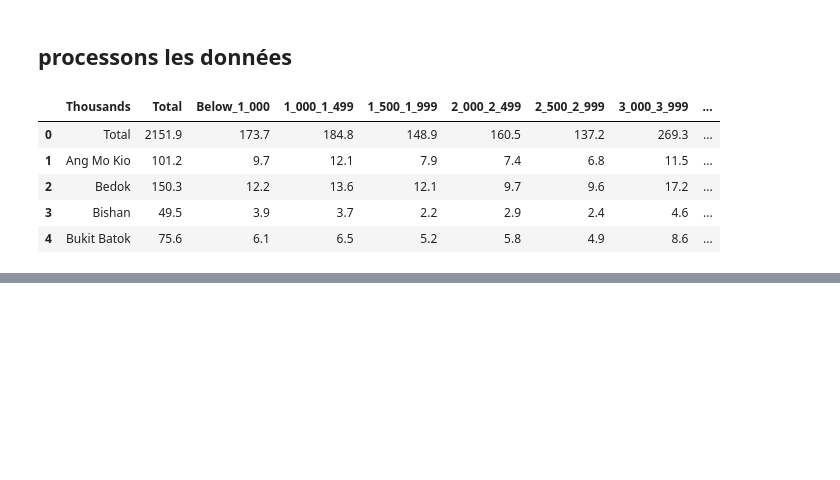
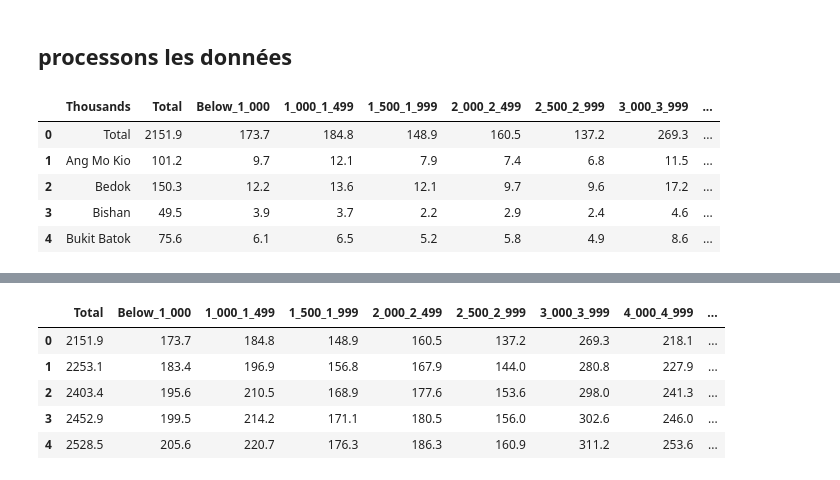
Before and after one commit to Hisqkq/Open-Data-City, a Jupyter notebook: immo.ipynb, the cells around one changed output, grey strips where cells are left out. Drawn from its saved outputs; the diff is of its cells as text; code cells hidden in the pictures; blank space fills up the shorter version.

```diff
--- a/immo.ipynb
+++ b/immo.ipynb
@@ -179,0 +211,12 @@ df_income.head()
+# %%
+# Calculer les sommes cumulatives pour chaque colonne (sauf la colonne "Thousands")
+cumulative_df = df_income.iloc[:, 1:].cumsum()
+
+cumulative_df.head()
+# %% [output]
+|  | Total | Below_1_000 | 1_000_1_499 | 1_500_1_999 | 2_000_2_499 | 2_500_2_999 | 3_000_3_999 | 4_000_4_999 | ... |
+| 0 | 2151.9 | 173.7 | 184.8 | 148.9 | 160.5 | 137.2 | 269.3 | 218.1 | ... |
+| 1 | 2253.1 | 183.4 | 196.9 | 156.8 | 167.9 | 144.0 | 280.8 | 227.9 | ... |
+| 2 | 2403.4 | 195.6 | 210.5 | 168.9 | 177.6 | 153.6 | 298.0 | 241.3 | ... |
+| 3 | 2452.9 | 199.5 | 214.2 | 171.1 | 180.5 | 156.0 | 302.6 | 246.0 | ... |
+| 4 | 2528.5 | 205.6 | 220.7 | 176.3 | 186.3 | 160.9 | 311.2 | 253.6 | ... |
```
Also changed, not shown: parts of 14 cells of this notebook.
